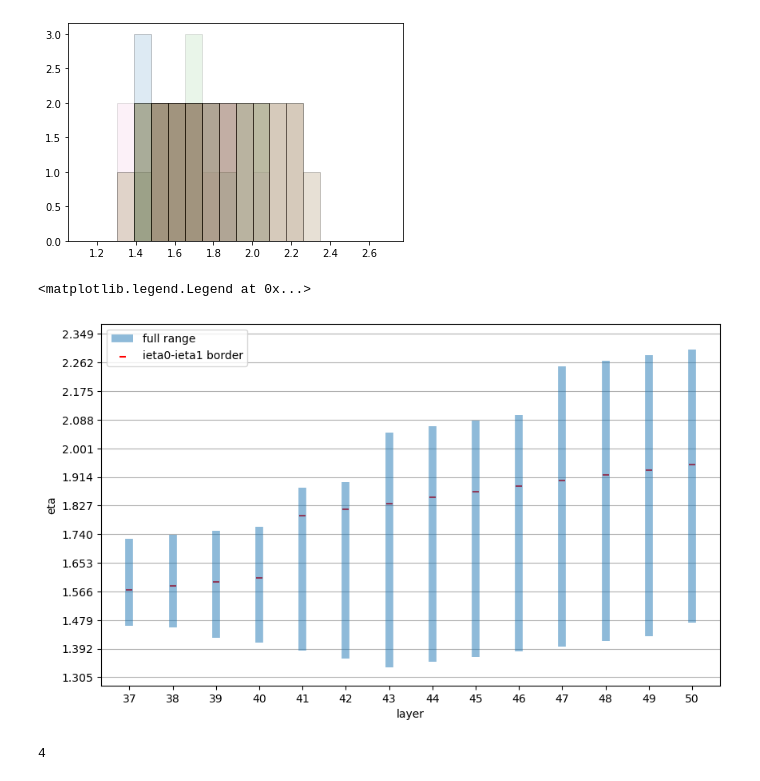
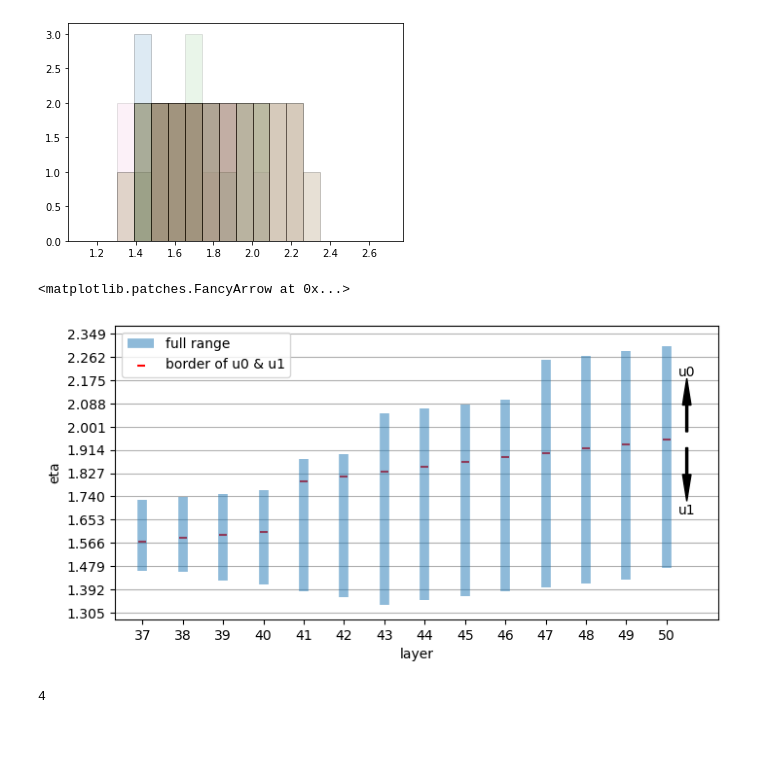
Before and after one commit to mhassans/tower-energy, a Jupyter notebook: jupyter/scint.ipynb, the cells around one changed output. Cells and saved outputs as stored; diff of their text form; code cells hidden in the pictures; blank space fills up the shorter version.

```diff
--- a/jupyter/scint.ipynb
+++ b/jupyter/scint.ipynb
@@ -64,20 +64,33 @@ borders = pd.DataFrame({
     "eta_high": eta_high,
 })
 # %%
-fig=plt.figure(figsize=(10,6), dpi= 100)
+#fig=plt.figure(figsize=(10,6), dpi= 100)
+fig=plt.figure(figsize=(8,4), dpi= 100)
 plt.vlines(borders['layer'], borders['eta_low'], borders['eta_high'], linestyle='-', lw=7, alpha =0.5, label = 'full range')
-plt.scatter(borders['layer'], borders['eta_mid'], marker = "_", color='r', label = 'ieta0-ieta1 border')
+plt.scatter(borders['layer'], borders['eta_mid'], marker = "_", color='r', label = 'border of u0 & u1')
 ax = plt.gca()
 ax.set_xticks(borders['layer'])
 ax.set_yticks([i*0.0870 for i in range(15,28)])
 ax.set_ylim([1.28,2.38])
 ax.set_xlabel('layer')
 ax.set_ylabel('eta')
 ax.grid(axis='y')
 ax.legend(loc=2)
+#for layer in borders['layer']:
+#    high = borders[borders['layer']==layer]['eta_high'].iloc[0]
+#    mid = borders[borders['layer']==layer]['eta_mid'].iloc[0]
+#    low = borders[borders['layer']==layer]['eta_low'].iloc[0]
+#    plt.text(layer+0.1,0.5*(mid+high) , 'u0')
+#    plt.text(layer+0.1,0.5*(mid+low) , 'u1')
+ax.set_axisbelow(True)
+mid = borders[borders['layer']==50]['eta_mid'].iloc[0]
+plt.text(50.3, mid+0.24 , 'u0')
+plt.arrow(50.5, mid+0.03 , 0, 0.1, width=0.05, head_length=0.1, head_width=0.21, color='k')
+plt.text(50.3, mid-0.28 , 'u1')
+plt.arrow(50.5, mid-0.03 , 0, -0.1, width=0.05, head_length=0.1, head_width=0.21, color='k')
 # %% [output]
-<matplotlib.legend.Legend at 0x...>
+<matplotlib.patches.FancyArrow at 0x...>
-[figure, old version]
+[figure, new version]
 # %%
 2+2
 # %% [output]
```
Also changed, not shown: parts of 14 cells of this notebook, 1 other file.
